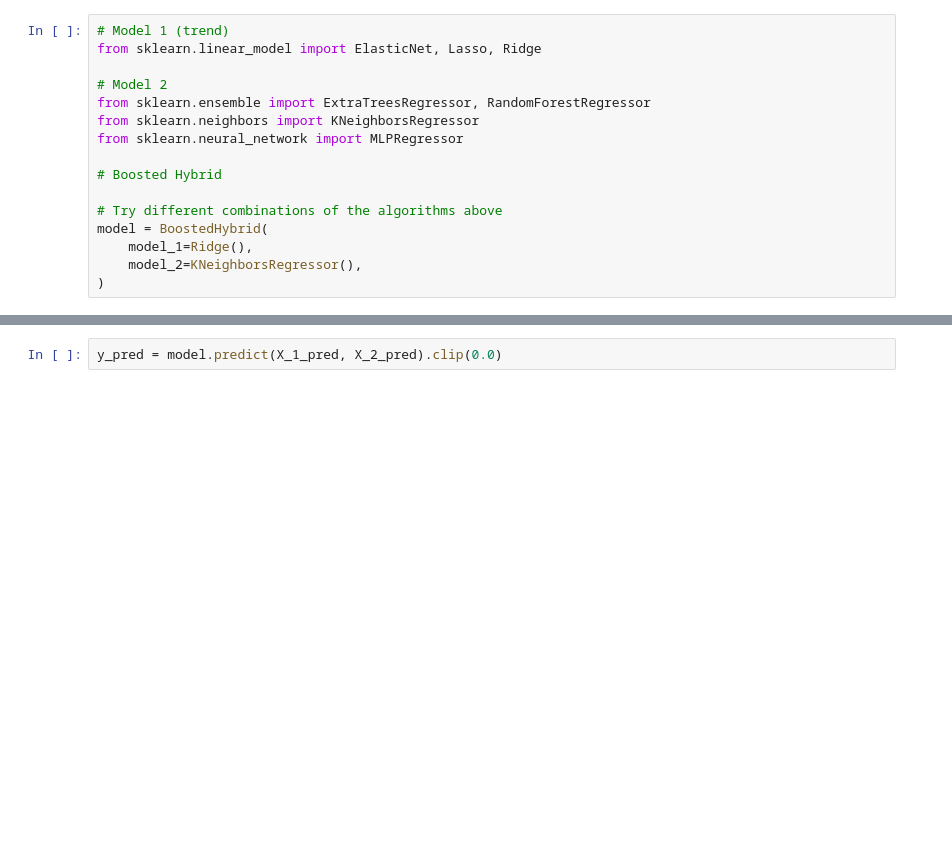
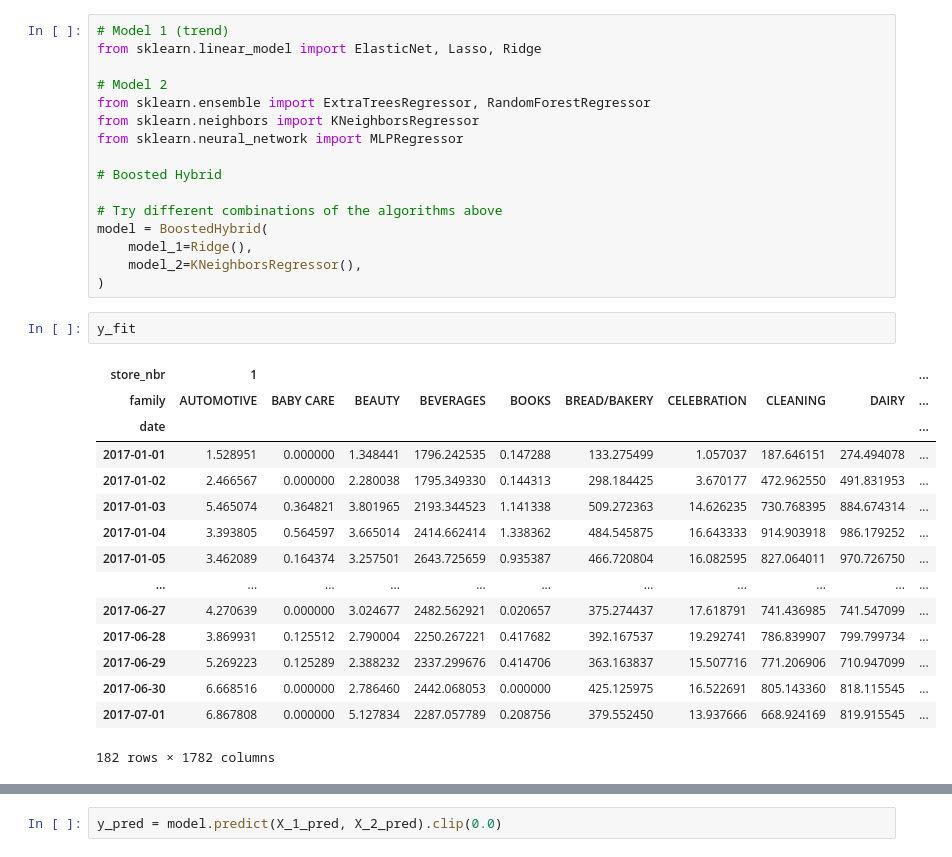
Before and after one commit to collindavies/time-series-forecasting, a Jupyter notebook: Food For Thought.ipynb, the cells around one changed output, grey strips where cells are left out. Saved outputs shown, nothing was run; the diff lists cells and outputs as text; blank space fills up the shorter version.

```diff
--- a/Food For Thought.ipynb
+++ b/Food For Thought.ipynb
@@ -1063,6 +1114,24 @@ model = BoostedHybrid(
     model_1=Ridge(),
     model_2=KNeighborsRegressor(),
 )
+# %%
+y_fit
+# %% [output]
+| store_nbr | 1 |  |  |  |  |  |  |  |  | ... |
+| family | AUTOMOTIVE | BABY CARE | BEAUTY | BEVERAGES | BOOKS | BREAD/BAKERY | CELEBRATION | CLEANING | DAIRY | ... |
+| date |  |  |  |  |  |  |  |  |  | ... |
+| 2017-01-01 | 1.528951 | 0.000000 | 1.348441 | 1796.242535 | 0.147288 | 133.275499 | 1.057037 | 187.646151 | 274.494078 | ... |
+| 2017-01-02 | 2.466567 | 0.000000 | 2.280038 | 1795.349330 | 0.144313 | 298.184425 | 3.670177 | 472.962550 | 491.831953 | ... |
+| 2017-01-03 | 5.465074 | 0.364821 | 3.801965 | 2193.344523 | 1.141338 | 509.272363 | 14.626235 | 730.768395 | 884.674314 | ... |
+| 2017-01-04 | 3.393805 | 0.564597 | 3.665014 | 2414.662414 | 1.338362 | 484.545875 | 16.643333 | 914.903918 | 986.179252 | ... |
+| 2017-01-05 | 3.462089 | 0.164374 | 3.257501 | 2643.725659 | 0.935387 | 466.720804 | 16.082595 | 827.064011 | 970.726750 | ... |
+| ... | ... | ... | ... | ... | ... | ... | ... | ... | ... | ... |
+| 2017-06-27 | 4.270639 | 0.000000 | 3.024677 | 2482.562921 | 0.020657 | 375.274437 | 17.618791 | 741.436985 | 741.547099 | ... |
+| 2017-06-28 | 3.869931 | 0.125512 | 2.790004 | 2250.267221 | 0.417682 | 392.167537 | 19.292741 | 786.839907 | 799.799734 | ... |
+| 2017-06-29 | 5.269223 | 0.125289 | 2.388232 | 2337.299676 | 0.414706 | 363.163837 | 15.507716 | 771.206906 | 710.947099 | ... |
+| 2017-06-30 | 6.668516 | 0.000000 | 2.786460 | 2442.068053 | 0.000000 | 425.125975 | 16.522691 | 805.143360 | 818.115545 | ... |
+| 2017-07-01 | 6.867808 | 0.000000 | 5.127834 | 2287.057789 | 0.208756 | 379.552450 | 13.937666 | 668.924169 | 819.915545 | ... |
+182 rows × 1782 columns
 # %%
 y_train, y_valid = y[:"2017-07-01"], y["2017-07-02":]
 X1_train, X1_valid = X_1[: "2017-07-01"], X_1["2017-07-02" :]
```
Also changed, not shown: parts of 10 cells of this notebook.
